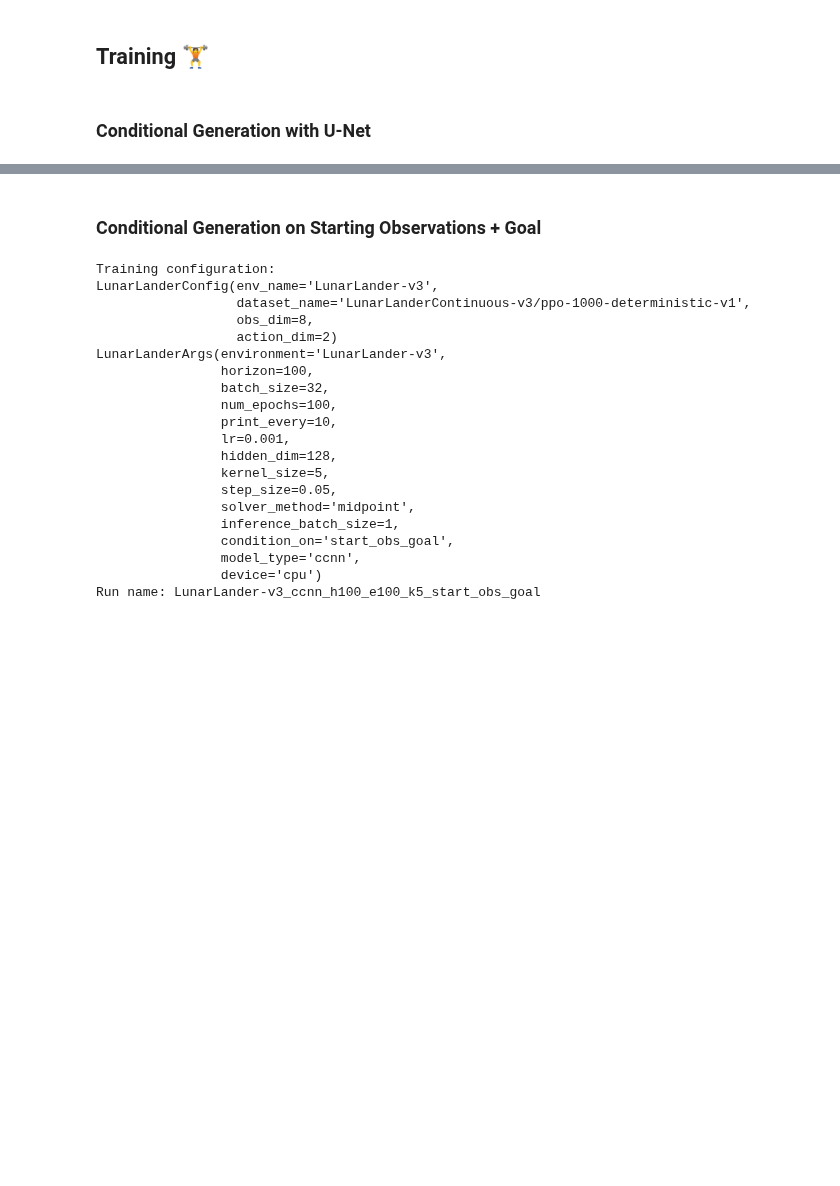
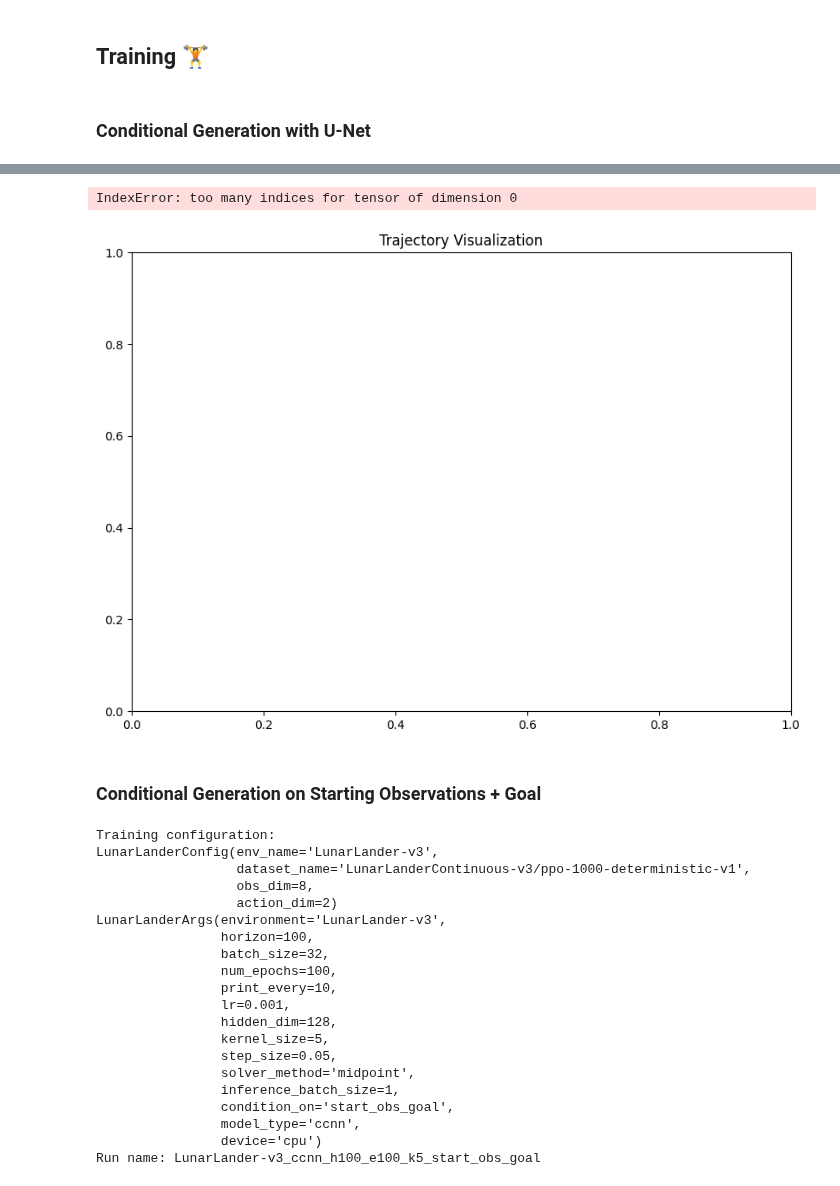
Before and after one commit to frankcholula/flow_planner, a Jupyter notebook: src/notebooks/fm_bc.ipynb, the cells around one changed output, grey strips where cells are left out. Drawn from its saved outputs; the diff is of its cells as text; code cells hidden in the pictures; blank space fills up the shorter version.

```diff
--- a/src/notebooks/fm_bc.ipynb
+++ b/src/notebooks/fm_bc.ipynb
@@ -334,3 +352,10 @@ RuntimeError: Input type (torch.cuda.FloatTensor) and weight type (torch.FloatTe
+# %%
+env = minari_dataset.recover_environment()
+print(f"Loading model from {MODEL_SAVE_PATH}...")
+evaluate_open_loop(env, model, stats, input_dim, args, logger=None)
+# %% [output]
+IndexError: too many indices for tensor of dimension 0
+[figure, added]
 # %% [markdown]
 ### Conditional Generation on Starting Observations + Goal
 # %%
```
Also changed, not shown: parts of 4 cells of this notebook, 6 other files.
